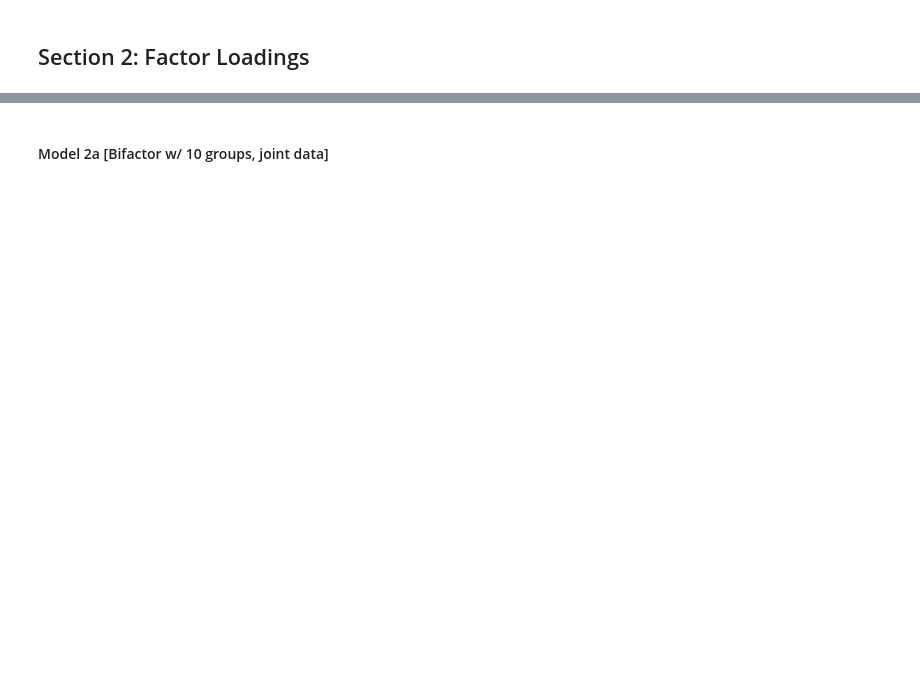
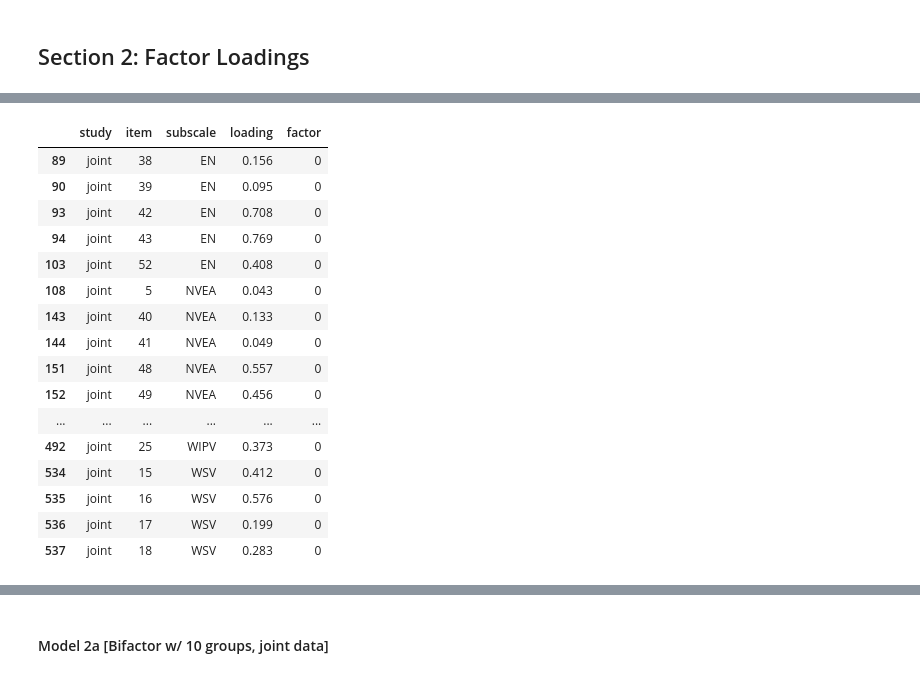
Before and after one commit to szorowi1/mace-irt, a Jupyter notebook: analysis/02_Modeling.ipynb, the cells around one changed output, grey strips where cells are left out. Saved outputs shown, nothing was run; the diff lists cells and outputs as text; code cells hidden in the pictures; blank space fills up the shorter version.

```diff
--- a/analysis/02_Modeling.ipynb
+++ b/analysis/02_Modeling.ipynb
@@ -9,0 +84,20 @@ sns.set_theme(style='white', context='notebook', font_scale=1.33)
+# %%
+data.query('factor == 0')
+# %% [output]
+|  | study | item | subscale | loading | factor |
+| 89 | joint | 38 | EN | 0.156 | 0 |
+| 90 | joint | 39 | EN | 0.095 | 0 |
+| 93 | joint | 42 | EN | 0.708 | 0 |
+| 94 | joint | 43 | EN | 0.769 | 0 |
+| 103 | joint | 52 | EN | 0.408 | 0 |
+| 108 | joint | 5 | NVEA | 0.043 | 0 |
+| 143 | joint | 40 | NVEA | 0.133 | 0 |
+| 144 | joint | 41 | NVEA | 0.049 | 0 |
+| 151 | joint | 48 | NVEA | 0.557 | 0 |
+| 152 | joint | 49 | NVEA | 0.456 | 0 |
+| ... | ... | ... | ... | ... | ... |
+| 492 | joint | 25 | WIPV | 0.373 | 0 |
+| 534 | joint | 15 | WSV | 0.412 | 0 |
+| 535 | joint | 16 | WSV | 0.576 | 0 |
+| 536 | joint | 17 | WSV | 0.199 | 0 |
+| 537 | joint | 18 | WSV | 0.283 | 0 |
```
Also changed, not shown: parts of 11 cells of this notebook, 15 other files.
